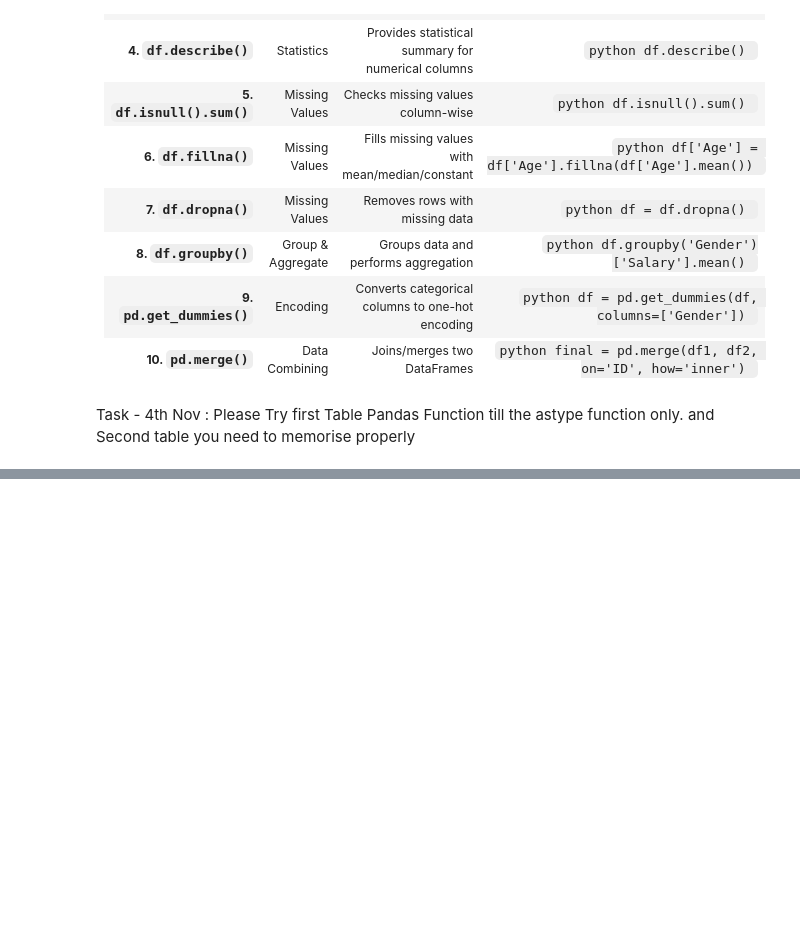
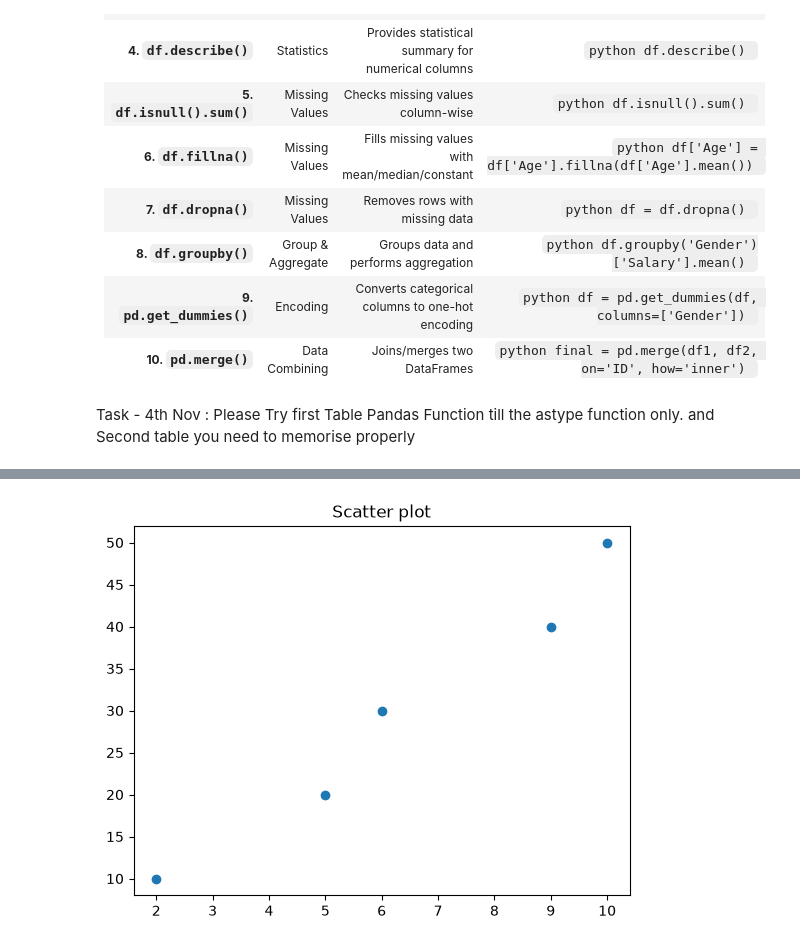
Before and after one commit to gopalR07122506/AIML_Oct26, a Jupyter notebook: python.ipynb, the cells around one changed output, grey strips where cells are left out. Saved outputs shown, nothing was run; the diff lists cells and outputs as text; code cells hidden in the pictures; blank space fills up the shorter version.

```diff
--- a/python.ipynb
+++ b/python.ipynb
@@ -1238,0 +1427,6 @@ and Second table you need to memorise properly
+# %%
+plt.scatter(x,y)
+plt.title("Scatter plot")
+plt.show()
+# %% [output]
+[figure, added]
```
Also changed, not shown: parts of 41 cells of this notebook, 3 other files.
